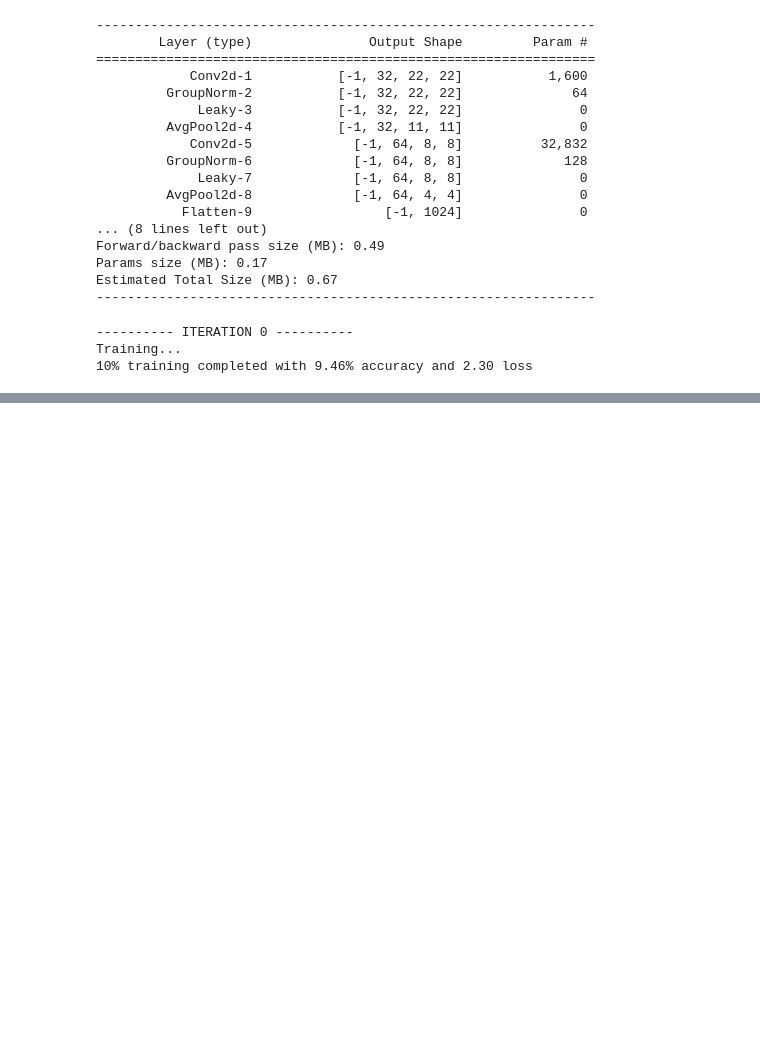
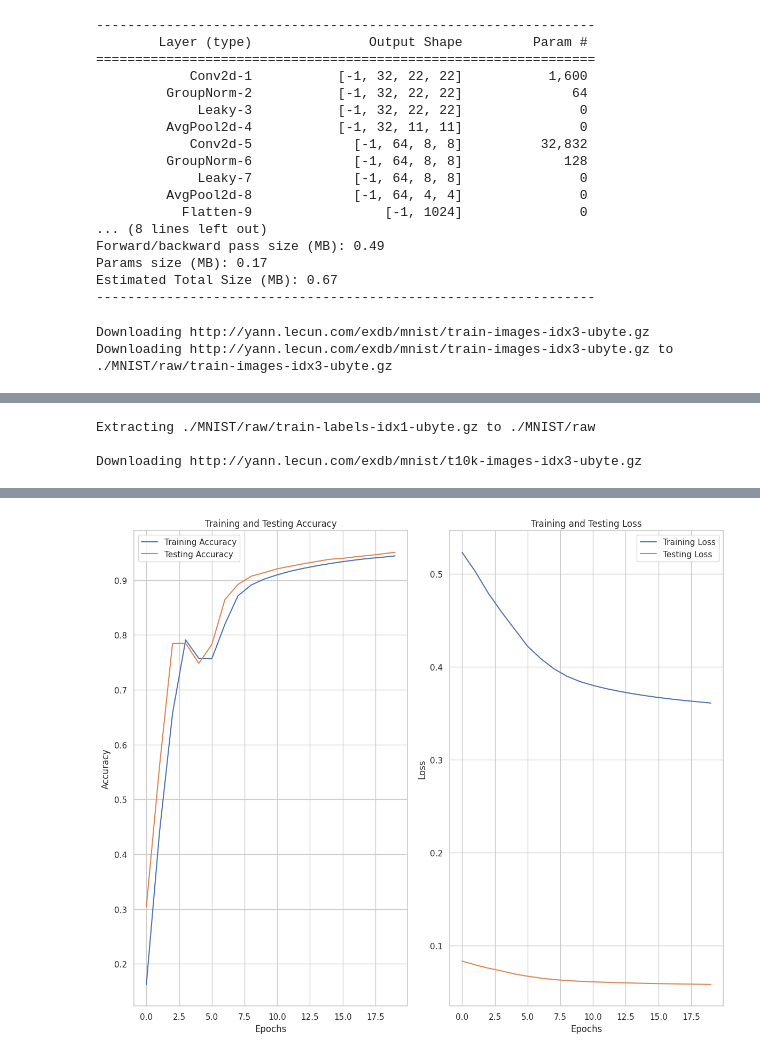
Before and after one commit to chardiwall/DPSNN, a Jupyter notebook: DPSNN.ipynb, the cells around one changed output, grey strips where cells are left out. Saved outputs shown, nothing was run; the diff lists cells and outputs as text; code cells hidden in the pictures; blank space fills up the shorter version.

```diff
--- a/DPSNN.ipynb
+++ b/DPSNN.ipynb
@@ -385,3 +353,30 @@ def plot_metrics(train_acc, train_loss, test_acc, test_loss):
+# %%
+def plot_training_history(history):
+    # Set the style of seaborn for more beautiful plots
+    sns.set(style="whitegrid")
+
+    # Set up the matplotlib figure with a certain size
+    fig, axes = plt.subplots(1, 2, figsize=(6, 3))
+
+    # Plot Training and Testing Accuracy
+    axes[0].plot(history['Training Accuracy'], label='Training Accuracy')
+    axes[0].plot(history['Testing Accuracy'], label='Testing Accuracy')
+    axes[0].set_title('Training and Testing Accuracy')
+    axes[0].set_xlabel('Epochs')
+    axes[0].set_ylabel('Accuracy')
+    axes[0].legend()
+
+    # Plot Training and Testing Loss
+    axes[1].plot(history['Training Loss'], label='Training Loss')
+    axes[1].plot(history['Testing Loss'], label='Testing Loss')
+    axes[1].set_title('Training and Testing Loss')
+    axes[1].set_xlabel('Epochs')
+    axes[1].set_ylabel('Loss')
+    axes[1].legend()
+
+    # Display the plots
+    plt.tight_layout()
+    plt.show()
 # %%
 def fwrd_pass(net, num_steps, data):
   mem_rec = []
@@ -511,8 +494,7 @@ Estimated Total Size (MB): 0.67
 # %%
 mnist_history = train_network(net = copy(mnist_net), batch_size = 512, epoches=20)
 
-plot_metrics(mnist_history['train accuracy'], mnist_history['train loss'], mnist_history['test accuracy'], mnist_history['test loss'])
+plot_training_history(mnist_history[1])
 # %% [output]
----------- ITERATION 0 ----------
-Training...
-10% training completed with 9.46% accuracy and 2.30 loss
+Downloading http://yann.lecun.com/exdb/mnist/train-images-idx3-ubyte.gz
+Downloading http://yann.lecun.com/exdb/mnist/train-images-idx3-ubyte.gz to ./MNIST/raw/train-images-idx3-ubyte.gz
@@ -518,0 +505,3 @@ Training...
+Extracting ./MNIST/raw/train-labels-idx1-ubyte.gz to ./MNIST/raw
+
+Downloading http://yann.lecun.com/exdb/mnist/t10k-images-idx3-ubyte.gz
@@ -518,0 +530 @@ Training...
+[figure, added]
```
Also changed, not shown: parts of 8 cells of this notebook.
